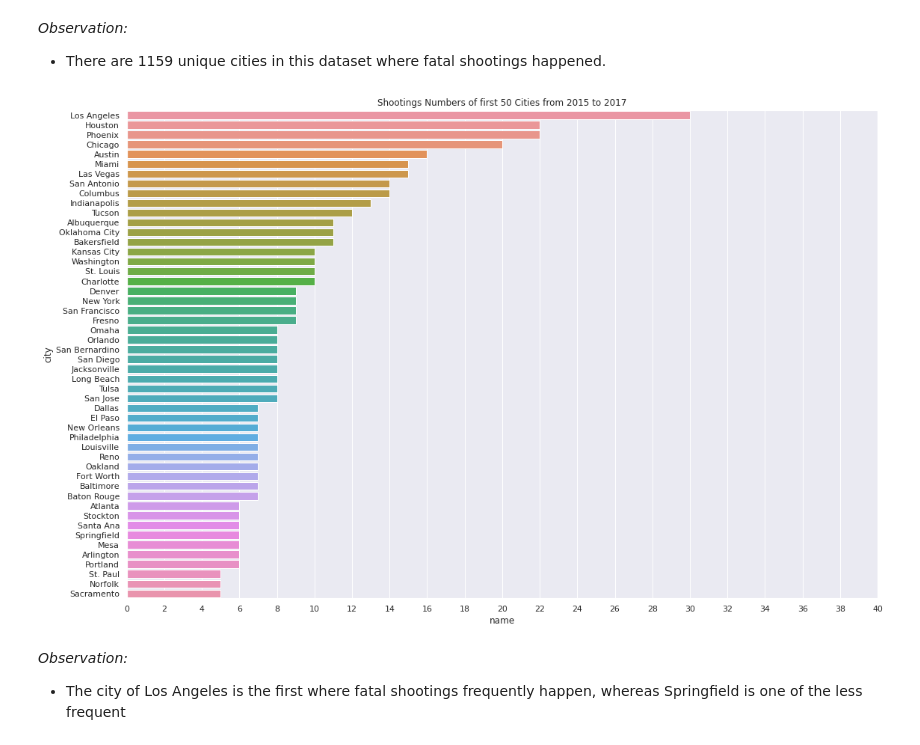
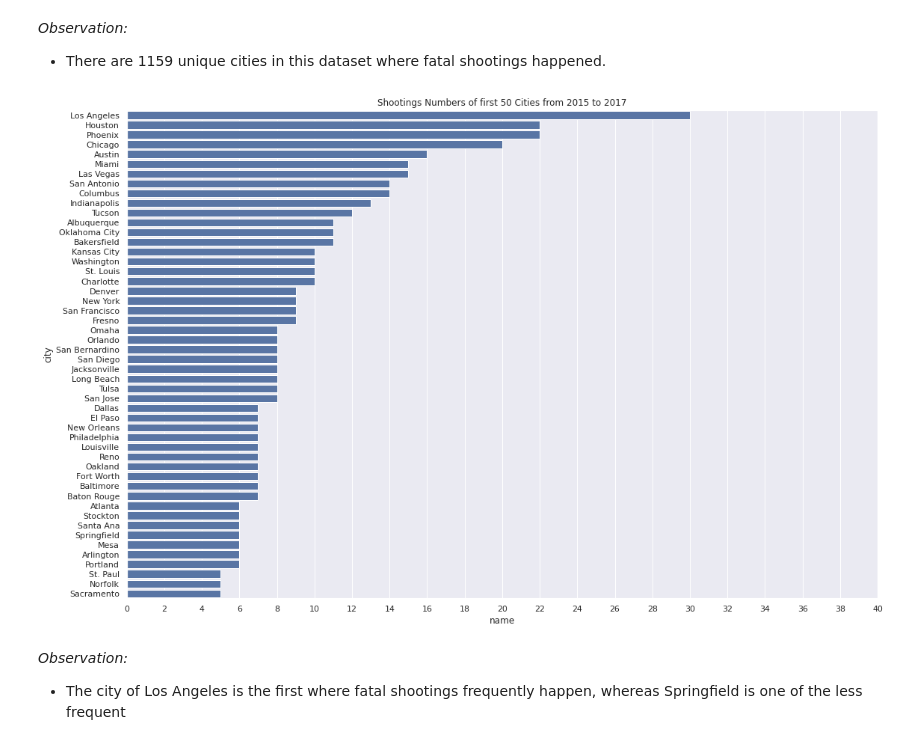
Before and after one commit to ibsa21/Police-brutality-DS-ML, a Jupyter notebook: police_brutality_analysis.ipynb, the cells around one changed output. Saved outputs shown, nothing was run; the diff lists cells and outputs as text; code cells hidden in the pictures.

```diff
--- a/police_brutality_analysis.ipynb
+++ b/police_brutality_analysis.ipynb
@@ -51,7 +51,7 @@ warnings.filterwarnings('ignore')
 # %% [markdown]
 ### 2.2 Loading the database
 # %%
-def load_data(pd:pd, fileURL:str)->pd.DataFrame:
+def load_data(pd:pd.DataFrame, fileURL:str)->pd.DataFrame:
   '''Loads data'''
   return pd.read_csv(fileURL)
 # %%
@@ -556,11 +637,11 @@ kills_by_city = data.groupby(['city'])['name'].count()
 kills_by_city = kills_by_city.sort_values(ascending=False)[:50]
 # %%
 fig, ax = plt.subplots(figsize=(18, 12))
-sb.barplot(x=kills_by_city, y=kills_by_city.index)
+sb.barplot(x=kills_by_city, y=kills_by_city.index, color = base_color)
 plt.xticks(np.arange(0, 41, 2))
 plt.title('Shootings Numbers of first 50 Cities from 2015 to 2017');
 # %% [output]
-[figure, old version]
+[figure, new version]
 # %% [markdown]
 <i>Observation:</i> <br>
 - The city of Los Angeles is the first where fatal shootings frequently happen, whereas  Springfield is one of the less frequent
```
Also changed, not shown: parts of 19 cells of this notebook.
